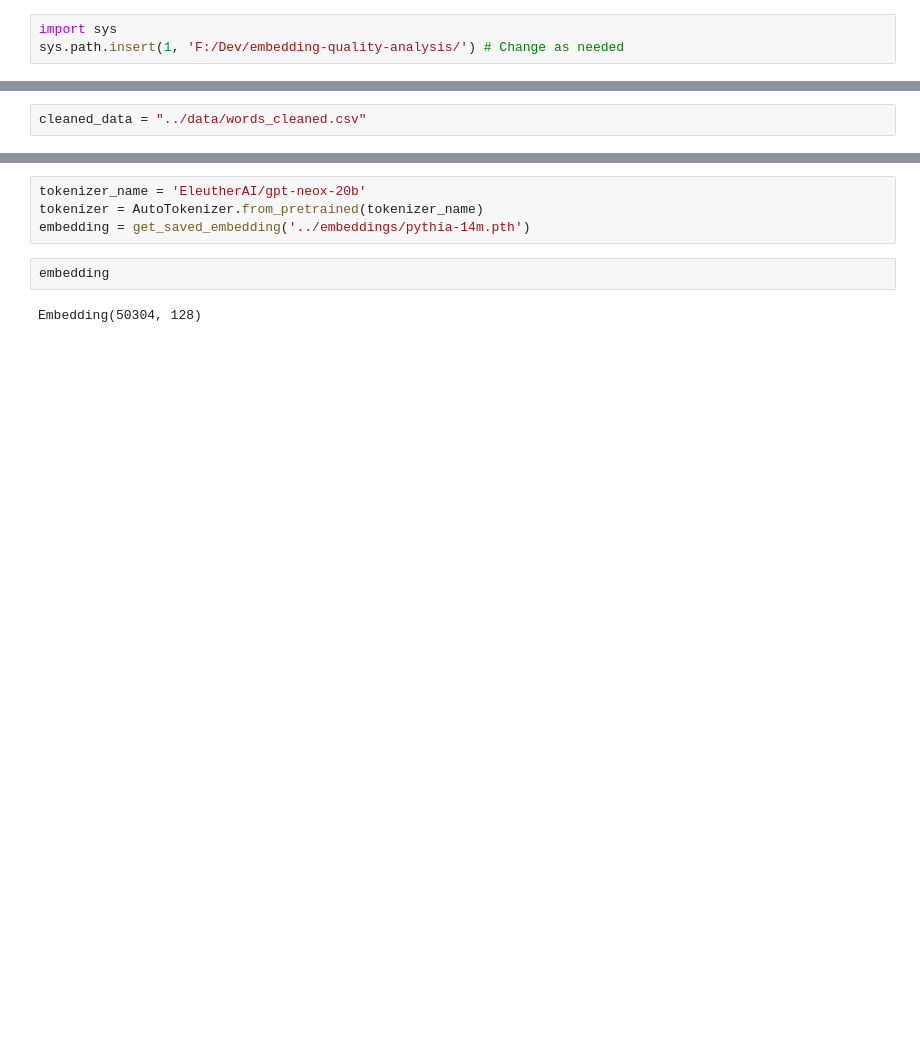
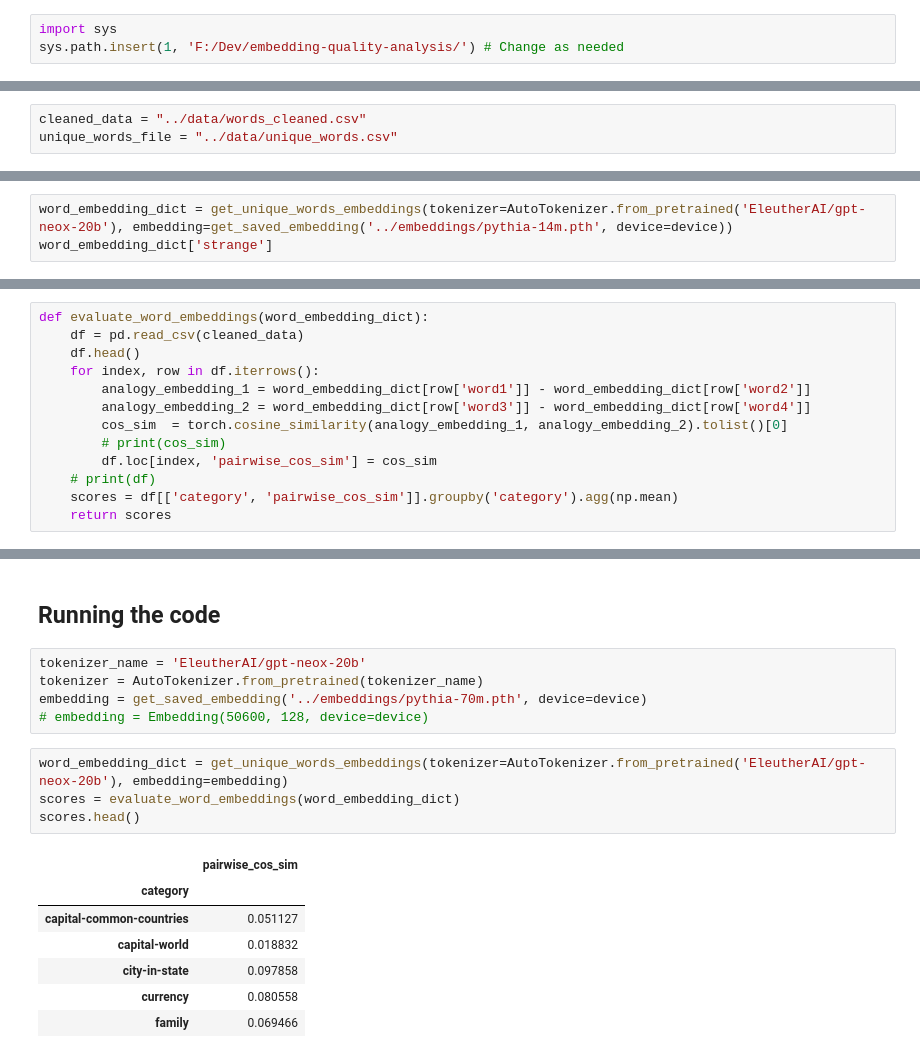
Before and after one commit to jstephencorey/embedding-quality-analysis, a Jupyter notebook: notebooks/evaluate_google_analogies.ipynb, the cells around one changed output, grey strips where cells are left out. Saved outputs shown, nothing was run; the diff lists cells and outputs as text; blank space fills up the shorter version.

```diff
--- a/notebooks/evaluate_google_analogies.ipynb
+++ b/notebooks/evaluate_google_analogies.ipynb
@@ -10,2 +15,3 @@ from utils.utils import get_saved_embedding
 # %%
 cleaned_data = "../data/words_cleaned.csv"
+unique_words_file = "../data/unique_words.csv"
@@ -21,0 +44,3 @@ df.head()
+# %%
+word_embedding_dict = get_unique_words_embeddings(tokenizer=AutoTokenizer.from_pretrained('EleutherAI/gpt-neox-20b'), embedding=get_saved_embedding('../embeddings/pythia-14m.pth', device=device))
+word_embedding_dict['strange']
@@ -21,0 +67,13 @@ df.head()
+# %%
+def evaluate_word_embeddings(word_embedding_dict):
+    df = pd.read_csv(cleaned_data)
+    df.head()
+    for index, row in df.iterrows():
+        analogy_embedding_1 = word_embedding_dict[row['word1']] - word_embedding_dict[row['word2']]
+        analogy_embedding_2 = word_embedding_dict[row['word3']] - word_embedding_dict[row['word4']]
+        cos_sim  = torch.cosine_similarity(analogy_embedding_1, analogy_embedding_2).tolist()[0]
+        # print(cos_sim)
+        df.loc[index, 'pairwise_cos_sim'] = cos_sim
+    # print(df)
+    scores = df[['category', 'pairwise_cos_sim']].groupby('category').agg(np.mean)
+    return scores
@@ -22,8 +94,19 @@ df.head()
+# %% [markdown]
+## Running the code
 # %%
 tokenizer_name = 'EleutherAI/gpt-neox-20b'
 tokenizer = AutoTokenizer.from_pretrained(tokenizer_name)
-embedding = get_saved_embedding('../embeddings/pythia-14m.pth')
+embedding = get_saved_embedding('../embeddings/pythia-70m.pth', device=device)
+# embedding = Embedding(50600, 128, device=device)
-# %%
-embedding
-# %% [output]
-Embedding(50304, 128)
+# %%
+word_embedding_dict = get_unique_words_embeddings(tokenizer=AutoTokenizer.from_pretrained('EleutherAI/gpt-neox-20b'), embedding=embedding)
+scores = evaluate_word_embeddings(word_embedding_dict)
+scores.head()
+# %% [output]
+|  | pairwise_cos_sim |
+| category |  |
+| capital-common-countries | 0.051127 |
+| capital-world | 0.018832 |
+| city-in-state | 0.097858 |
+| currency | 0.080558 |
+| family | 0.069466 |
```
Also changed, not shown: parts of 10 cells of this notebook, 2 other files.
